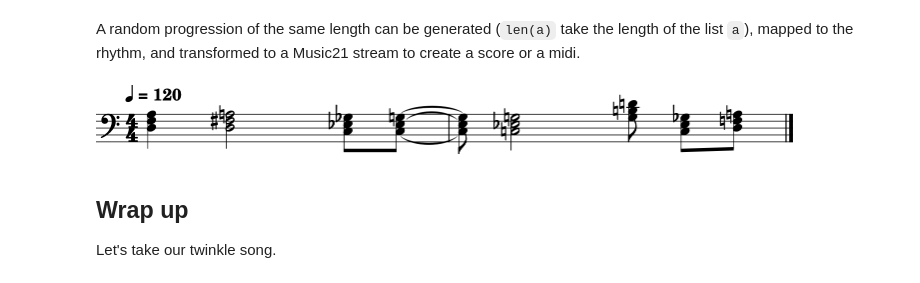
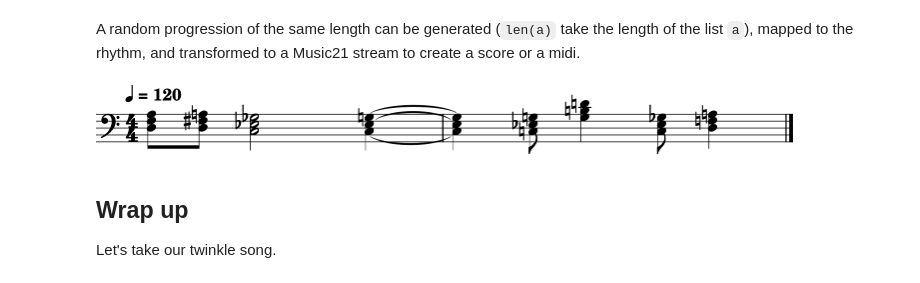
Before and after one commit to essicolo/djalgo, a Jupyter notebook: docs/02_harmony.ipynb, the cells around one changed output. Cells and saved outputs as stored; diff of their text form; code cells hidden in the pictures.

Commit message:
Doc rebuilt + removed darwin rhythm from section 2 since it needs to be tested

```diff
--- a/docs/02_harmony.ipynb
+++ b/docs/02_harmony.ipynb
@@ -411,13 +394,13 @@ A random progression of the same length can be generated (`len(a)` take the leng
 # %%
 progression = dj.harmony.Progression(
     tonic_pitch='C3',
     circle_of='P5',
     radius=[3, 3, 1]
-).generate(length=len(darwin_rhythm), seed=5)
-random_progression = [(p, d, o) for p, (d, o) in zip(progression, darwin_rhythm)]
+).generate(length=len(random_rhythm), seed=5)
+random_progression = [(p, d, o) for p, (d, o) in zip(progression, random_rhythm)]
 dj.conversion.to_music21(random_progression).show()
 # %% [output]
-[figure, old version]
+[figure, new version]
 # %% [markdown]
 ## Wrap up
 
```
Also changed, not shown: parts of 3 cells of this notebook, 29 other files.
